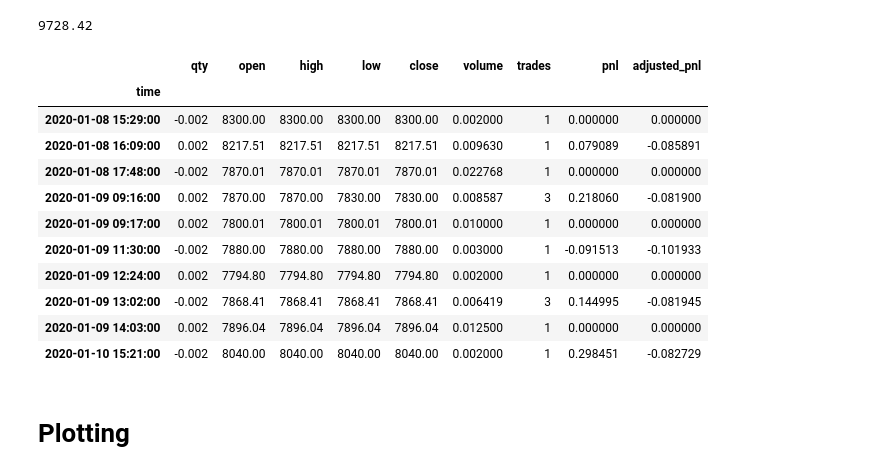
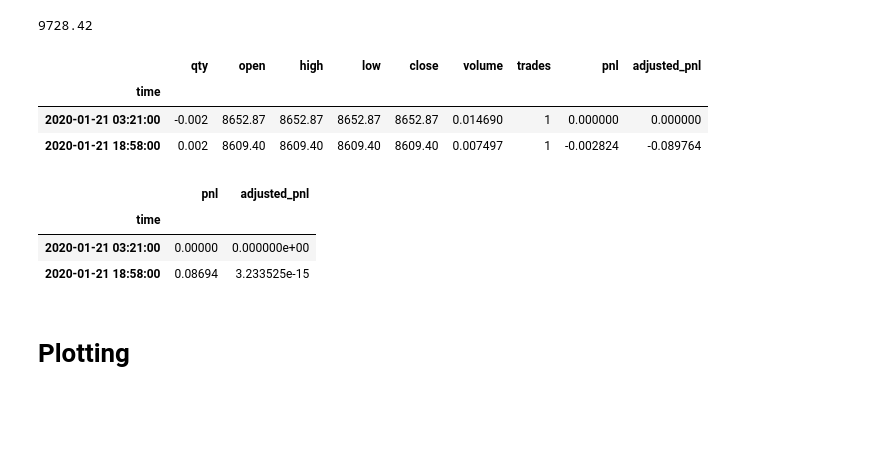
Before and after one commit to felipemontefuscolo/bitme, a Jupyter notebook: OhlcSim.ipynb, the cells around one changed output. Drawn from its saved outputs; the diff is of its cells as text; code cells hidden in the pictures; blank space fills up the shorter version.

Commit message:
0 loss for real returns

```diff
--- a/OhlcSim.ipynb
+++ b/OhlcSim.ipynb
@@ -137,7 +137,7 @@ class Trader1:
 # %%
 # Model that assumes we have aggregated information from the future
 class DcatTrader:
-    def __init__(self, window, actual_prices, take_min, qty):
+    def __init__(self, window, actual_prices, take_min, qty, fee):
         self.y = self.get_y2(window, actual_prices)
         self.i = -1
         self.position = 0
@@ -145,6 +145,7 @@ class DcatTrader:
         self.price = 0
         self.take_min = take_min
         self.qty = qty
+        self.fee = fee
 
     def update(self, _, __, price):
         self.i += 1
@@ -156,14 +157,22 @@ class DcatTrader:
         if np.isnan(self.y[self.i]):
             return
 
+        # effective pnl% in terms of return r:
+        #    pnl/(p0*|q|) = r*sign(q) - fee*(2+r)
+        #                 = r*(sign(q) - f) - 2*fee
+
+        t = self.take_min
+        f = self.fee
         if self.position == 0:
-            is_good_buy = self.y[self.i] >= self.take_min
-            is_good_sell = self.y[self.i] <= -self.take_min
+            r = self.y[self.i]
+
+            is_good_buy = r >= (t+2*f)/(1-f)
+            is_good_sell = r <= -(t+2*f)/(1+f)
         else:
             r = (self.price - self.entry_price)/self.entry_price
 
-            is_good_buy = self.position < 0 and r <= -self.take_min
-            is_good_sell = self.position > 0 and r >= self.take_min
+            is_good_buy = self.position < 0 and r <= -(t+2*f)/(1+f)
+            is_good_sell = self.position > 0 and r >= (t+2*f)/(1-f)
 
         if is_good_buy:
             self.entry_price = self.price if self.position == 0 else np.nan
@@ -177,6 +186,7 @@ class DcatTrader:
         return 0
 
     def get_y2(self, w, prices):
+
         ma = prices.iloc[::-1].rolling(w).max()
         mi = prices.iloc[::-1].rolling(w).min()
         s = (ma + mi).iloc[::-1]
@@ -277,7 +287,8 @@ sharpe(acc.pnl), sharpe(acc.adjusted_pnl)
 # %% [output]
 (-17652.73139847319, -17980.460262671964)
 # %%
-trades = trade(df, DcatTrader(75, df.close, 0.005, 0.002))
+trades = trade(df, DcatTrader(75, actual_prices=df.close,
+                              take_min=0.005, qty=0.002, fee=0.0026))
 acc = cycle_realized_pnl(df.close, trades)
 sharpe(acc.pnl), sharpe(acc.adjusted_pnl)
 # (6058.5075476589045, -8191.272070021878), (33, 1103)
@@ -309,21 +340,21 @@ prices.open['2020-02-17 16:50:00']
 a = pd.merge(trades, df, left_index=True, right_index=True)
 a = pd.merge(a, acc, left_index=True, right_index=True)
 a = a[a.qty!=0]
-# %%
-a.head(10)
-# %% [output]
-|  | qty | open | high | low | close | volume | trades | pnl | adjusted_pnl |
-| time |  |  |  |  |  |  |  |  |  |
-| 2020-01-08 15:29:00 | -0.002 | 8300.00 | 8300.00 | 8300.00 | 8300.00 | 0.002000 | 1 | 0.000000 | 0.000000 |
-| 2020-01-08 16:09:00 | 0.002 | 8217.51 | 8217.51 | 8217.51 | 8217.51 | 0.009630 | 1 | 0.079089 | -0.085891 |
-| 2020-01-08 17:48:00 | -0.002 | 7870.01 | 7870.01 | 7870.01 | 7870.01 | 0.022768 | 1 | 0.000000 | 0.000000 |
-| 2020-01-09 09:16:00 | 0.002 | 7870.00 | 7870.00 | 7830.00 | 7830.00 | 0.008587 | 3 | 0.218060 | -0.081900 |
-| 2020-01-09 09:17:00 | 0.002 | 7800.01 | 7800.01 | 7800.01 | 7800.01 | 0.010000 | 1 | 0.000000 | 0.000000 |
-| 2020-01-09 11:30:00 | -0.002 | 7880.00 | 7880.00 | 7880.00 | 7880.00 | 0.003000 | 1 | -0.091513 | -0.101933 |
-| 2020-01-09 12:24:00 | 0.002 | 7794.80 | 7794.80 | 7794.80 | 7794.80 | 0.002000 | 1 | 0.000000 | 0.000000 |
-| 2020-01-09 13:02:00 | -0.002 | 7868.41 | 7868.41 | 7868.41 | 7868.41 | 0.006419 | 3 | 0.144995 | -0.081945 |
-| 2020-01-09 14:03:00 | 0.002 | 7896.04 | 7896.04 | 7896.04 | 7896.04 | 0.012500 | 1 | 0.000000 | 0.000000 |
-| 2020-01-10 15:21:00 | -0.002 | 8040.00 | 8040.00 | 8040.00 | 8040.00 | 0.002000 | 1 | 0.298451 | -0.082729 |
+# %%
+b = a.query('time <= "2020-01-21 18:58:00" and time >= "2020-01-21 03:21:00"')
+b
+# %% [output]
+|  | qty | open | high | low | close | volume | trades | pnl | adjusted_pnl |
+| time |  |  |  |  |  |  |  |  |  |
+| 2020-01-21 03:21:00 | -0.002 | 8652.87 | 8652.87 | 8652.87 | 8652.87 | 0.014690 | 1 | 0.000000 | 0.000000 |
+| 2020-01-21 18:58:00 | 0.002 | 8609.40 | 8609.40 | 8609.40 | 8609.40 | 0.007497 | 1 | -0.002824 | -0.089764 |
+# %%
+cycle_realized_pnl(b.close, b, fee=0)
+# %% [output]
+|  | pnl | adjusted_pnl |
+| time |  |  |
+| 2020-01-21 03:21:00 | 0.00000 | 0.000000e+00 |
+| 2020-01-21 18:58:00 | 0.08694 | 3.233525e-15 |
 # %% [markdown]
 # Plotting
 # %%
```
Also changed, not shown: parts of 8 cells of this notebook.
